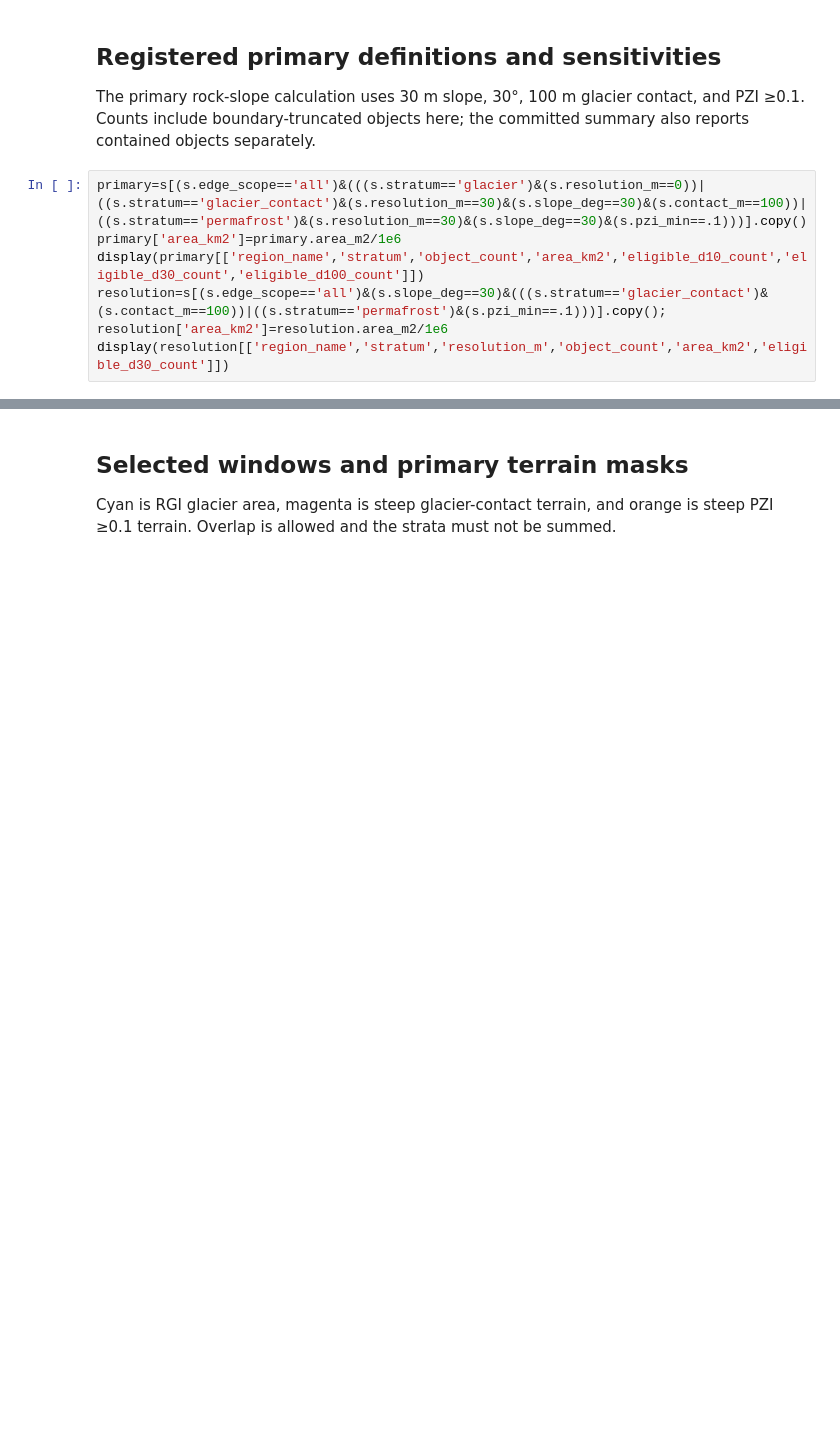
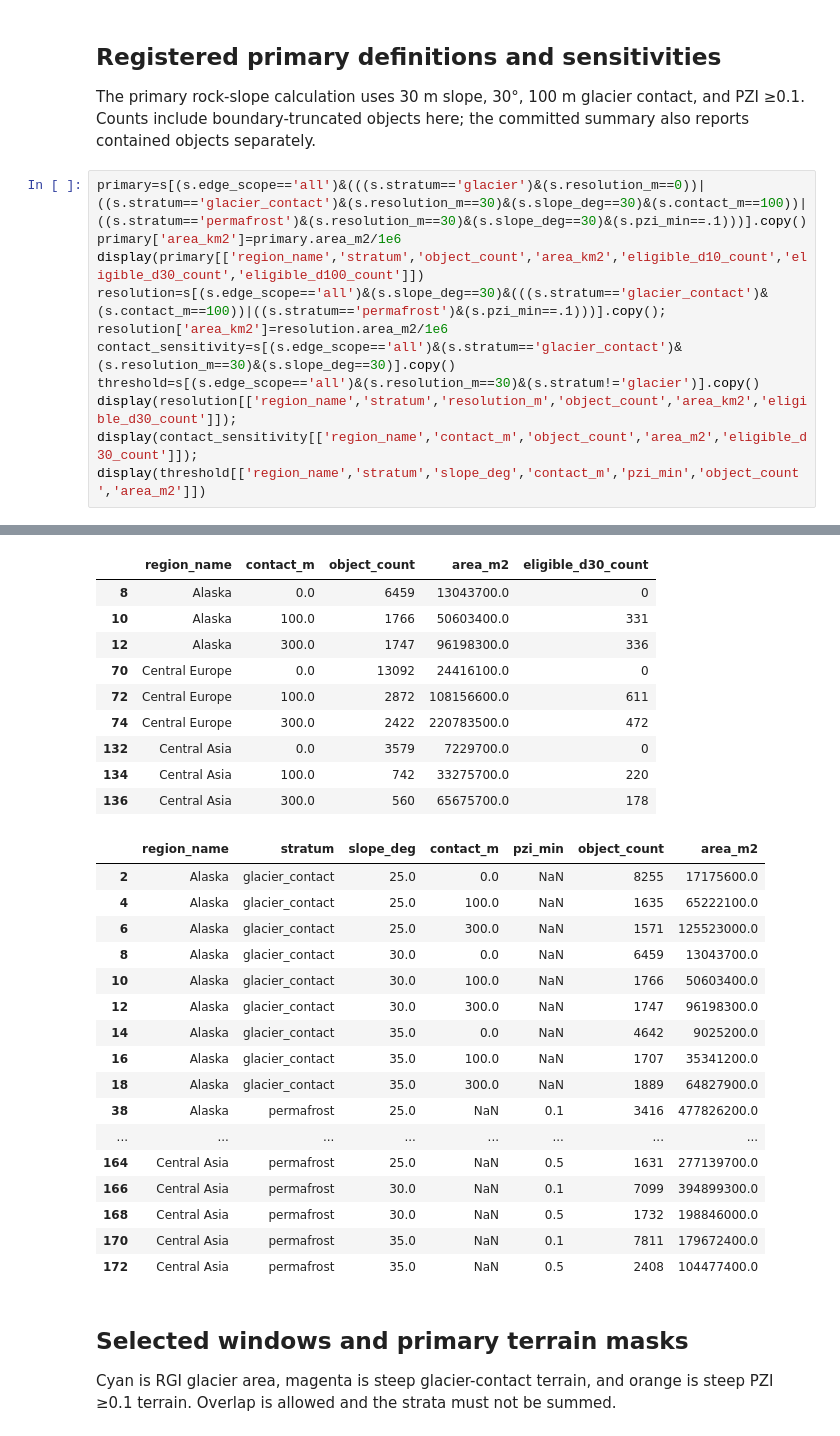
Before and after one commit to bradlipovsky/mass-movements, a Jupyter notebook: notebooks/denominator_pilot.ipynb, the cells around one changed output, grey strips where cells are left out. Drawn from its saved outputs; the diff is of its cells as text; blank space fills up the shorter version.

```diff
--- a/notebooks/denominator_pilot.ipynb
+++ b/notebooks/denominator_pilot.ipynb
@@ -21,33 +21,62 @@ The primary rock-slope calculation uses 30 m slope, 30°, 100 m glacier contact,
 # %%
 primary=s[(s.edge_scope=='all')&(((s.stratum=='glacier')&(s.resolution_m==0))|((s.stratum=='glacier_contact')&(s.resolution_m==30)&(s.slope_deg==30)&(s.contact_m==100))|((s.stratum=='permafrost')&(s.resolution_m==30)&(s.slope_deg==30)&(s.pzi_min==.1)))].copy()
 primary['area_km2']=primary.area_m2/1e6
 display(primary[['region_name','stratum','object_count','area_km2','eligible_d10_count','eligible_d30_count','eligible_d100_count']])
 resolution=s[(s.edge_scope=='all')&(s.slope_deg==30)&(((s.stratum=='glacier_contact')&(s.contact_m==100))|((s.stratum=='permafrost')&(s.pzi_min==.1)))].copy(); resolution['area_km2']=resolution.area_m2/1e6
-display(resolution[['region_name','stratum','resolution_m','object_count','area_km2','eligible_d30_count']])
+contact_sensitivity=s[(s.edge_scope=='all')&(s.stratum=='glacier_contact')&(s.resolution_m==30)&(s.slope_deg==30)].copy()
+threshold=s[(s.edge_scope=='all')&(s.resolution_m==30)&(s.stratum!='glacier')].copy()
+display(resolution[['region_name','stratum','resolution_m','object_count','area_km2','eligible_d30_count']]); display(contact_sensitivity[['region_name','contact_m','object_count','area_m2','eligible_d30_count']]); display(threshold[['region_name','stratum','slope_deg','contact_m','pzi_min','object_count','area_m2']])
 # %% [output]
 |  | region_name | stratum | object_count | area_km2 | eligible_d10_count | eligible_d30_count | ... |
 | 0 | Alaska | glacier | 140 | 467.217455 | 123 | 137 | ... |
 | 10 | Alaska | glacier_contact | 1766 | 50.603400 | 131 | 331 | ... |
 | 42 | Alaska | permafrost | 3672 | 343.110600 | 402 | 724 | ... |
 | 62 | Central Europe | glacier | 472 | 366.916148 | 237 | 340 | ... |
 | 72 | Central Europe | glacier_contact | 2872 | 108.156600 | 292 | 611 | ... |
 | 104 | Central Europe | permafrost | 5321 | 710.943300 | 411 | 753 | ... |
 | 124 | Central Asia | glacier | 144 | 105.426195 | 93 | 117 | ... |
 | 134 | Central Asia | glacier_contact | 742 | 33.275700 | 105 | 220 | ... |
 | 166 | Central Asia | permafrost | 7099 | 394.899300 | 556 | 1086 | ... |
 |  | region_name | stratum | resolution_m | object_count | area_km2 | eligible_d30_count |
 | 10 | Alaska | glacier_contact | 30 | 1766 | 50.6034 | 331 |
 | 28 | Alaska | glacier_contact | 90 | 1022 | 46.5345 | 301 |
 | 42 | Alaska | permafrost | 30 | 3672 | 343.1106 | 724 |
 | 54 | Alaska | permafrost | 90 | 1892 | 281.8881 | 753 |
 | 72 | Central Europe | glacier_contact | 30 | 2872 | 108.1566 | 611 |
 | 90 | Central Europe | glacier_contact | 90 | 1838 | 114.7770 | 598 |
 | 104 | Central Europe | permafrost | 30 | 5321 | 710.9433 | 753 |
 | 116 | Central Europe | permafrost | 90 | 2632 | 635.7933 | 1027 |
 | 134 | Central Asia | glacier_contact | 30 | 742 | 33.2757 | 220 |
 | 152 | Central Asia | glacier_contact | 90 | 589 | 34.3926 | 220 |
 | 166 | Central Asia | permafrost | 30 | 7099 | 394.8993 | 1086 |
 | 178 | Central Asia | permafrost | 90 | 2345 | 258.4710 | 845 |
+|  | region_name | contact_m | object_count | area_m2 | eligible_d30_count |
+| 8 | Alaska | 0.0 | 6459 | 13043700.0 | 0 |
+| 10 | Alaska | 100.0 | 1766 | 50603400.0 | 331 |
+| 12 | Alaska | 300.0 | 1747 | 96198300.0 | 336 |
+| 70 | Central Europe | 0.0 | 13092 | 24416100.0 | 0 |
+| 72 | Central Europe | 100.0 | 2872 | 108156600.0 | 611 |
+| 74 | Central Europe | 300.0 | 2422 | 220783500.0 | 472 |
+| 132 | Central Asia | 0.0 | 3579 | 7229700.0 | 0 |
+| 134 | Central Asia | 100.0 | 742 | 33275700.0 | 220 |
+| 136 | Central Asia | 300.0 | 560 | 65675700.0 | 178 |
+|  | region_name | stratum | slope_deg | contact_m | pzi_min | object_count | area_m2 |
+| 2 | Alaska | glacier_contact | 25.0 | 0.0 | NaN | 8255 | 17175600.0 |
+| 4 | Alaska | glacier_contact | 25.0 | 100.0 | NaN | 1635 | 65222100.0 |
+| 6 | Alaska | glacier_contact | 25.0 | 300.0 | NaN | 1571 | 125523000.0 |
+| 8 | Alaska | glacier_contact | 30.0 | 0.0 | NaN | 6459 | 13043700.0 |
+| 10 | Alaska | glacier_contact | 30.0 | 100.0 | NaN | 1766 | 50603400.0 |
+| 12 | Alaska | glacier_contact | 30.0 | 300.0 | NaN | 1747 | 96198300.0 |
+| 14 | Alaska | glacier_contact | 35.0 | 0.0 | NaN | 4642 | 9025200.0 |
+| 16 | Alaska | glacier_contact | 35.0 | 100.0 | NaN | 1707 | 35341200.0 |
+| 18 | Alaska | glacier_contact | 35.0 | 300.0 | NaN | 1889 | 64827900.0 |
+| 38 | Alaska | permafrost | 25.0 | NaN | 0.1 | 3416 | 477826200.0 |
+| ... | ... | ... | ... | ... | ... | ... | ... |
+| 164 | Central Asia | permafrost | 25.0 | NaN | 0.5 | 1631 | 277139700.0 |
+| 166 | Central Asia | permafrost | 30.0 | NaN | 0.1 | 7099 | 394899300.0 |
+| 168 | Central Asia | permafrost | 30.0 | NaN | 0.5 | 1732 | 198846000.0 |
+| 170 | Central Asia | permafrost | 35.0 | NaN | 0.1 | 7811 | 179672400.0 |
+| 172 | Central Asia | permafrost | 35.0 | NaN | 0.5 | 2408 | 104477400.0 |
 # %% [markdown]
 ## Selected windows and primary terrain masks
 
```
Also changed, not shown: parts of 2 cells of this notebook, 17 other files.
